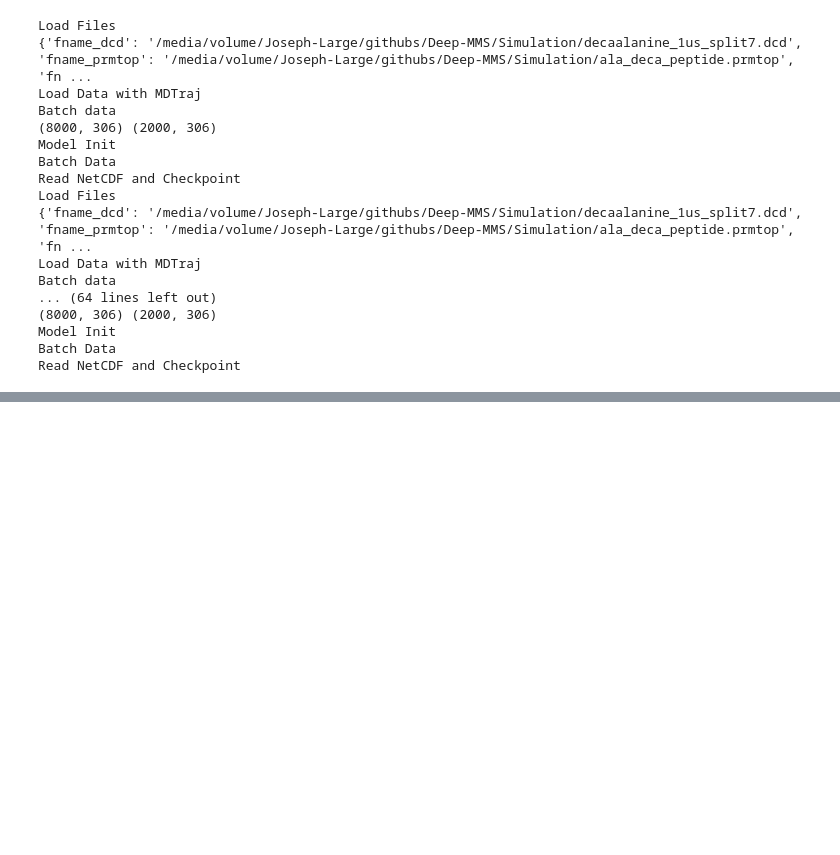
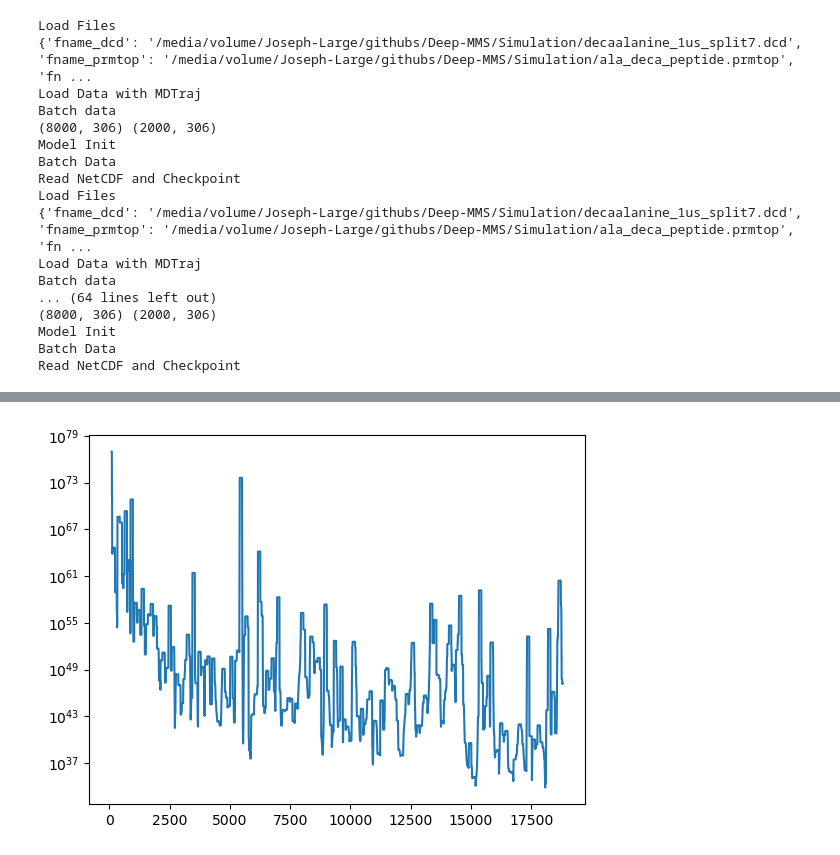
Before and after one commit to CCBatIIT/Deep-MMS, a Jupyter notebook: Multi-Analysis.ipynb, the cells around one changed output, grey strips where cells are left out. Cells and saved outputs as stored; diff of their text form; code cells hidden in the pictures; blank space fills up the shorter version.

```diff
--- a/Multi-Analysis.ipynb
+++ b/Multi-Analysis.ipynb
@@ -279,0 +442,7 @@ Outliers above 1000.0 kJ/mol for 306 Latents: 90 (4.5 %)
+# %%
+plt.clf()
+_ = plt.plot(jnp.arange(100, vars.shape[0]+100), jnp.sqrt(vars))
+plt.yscale('log')
+plt.show()
+# %% [output]
+[figure, added]
```
Also changed, not shown: parts of 27 cells of this notebook, 5 other files.
